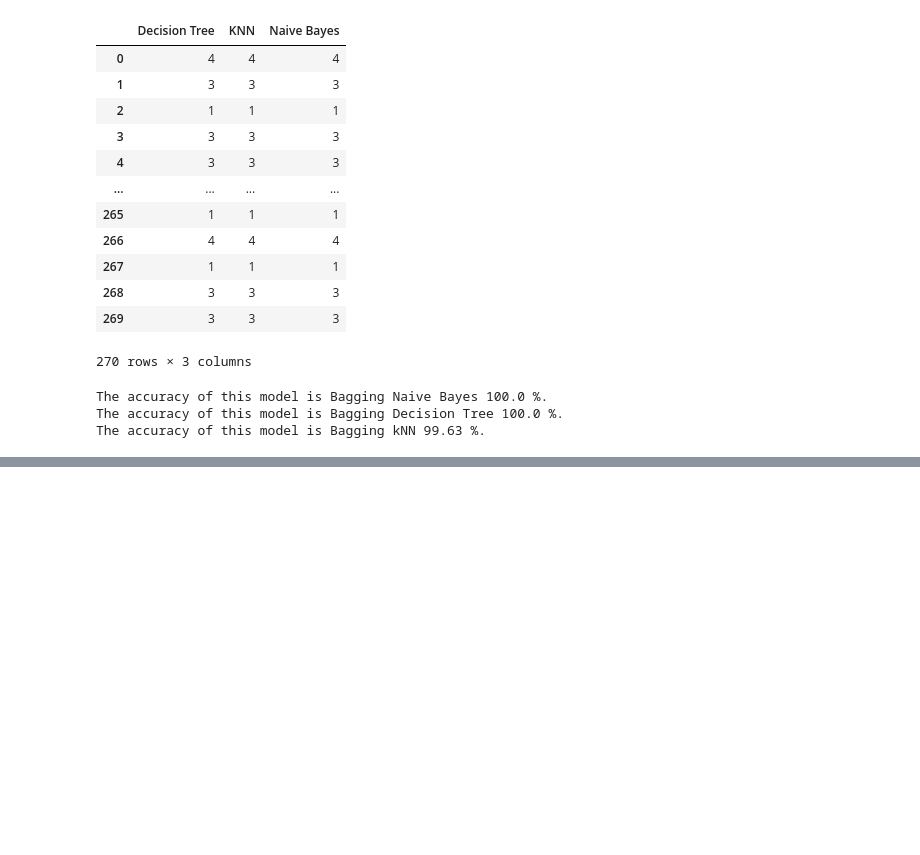
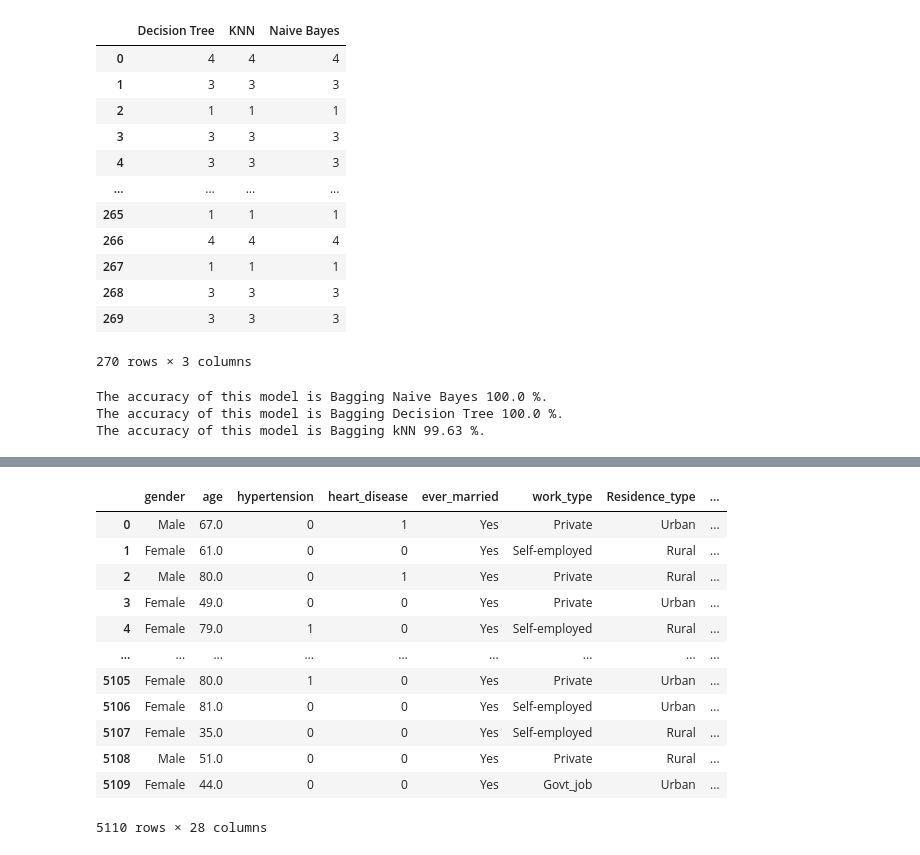
Before and after one commit to Rosita19/datamining, a Jupyter notebook: _sources/Penambangan Data.ipynb, the cells around one changed output, grey strips where cells are left out. Cells and saved outputs as stored; diff of their text form; code cells hidden in the pictures; blank space fills up the shorter version.

```diff
--- a/_sources/Penambangan Data.ipynb
+++ b/_sources/Penambangan Data.ipynb
@@ -2086,0 +2249,25 @@ The accuracy of this model is Bagging kNN 99.63 %.
+# %%
+smoke = pd.get_dummies(data_smoke)
+# %%
+data_bmi = df[['bmi']]
+# %%
+bmi = pd.get_dummies(data_bmi)
+# %%
+dataOlah = pd.concat([gen,married,work,residence,smoke,bmi], axis=1)
+# %%
+dataHasil = pd.concat([df,dataOlah], axis = 1)
+dataHasil
+# %% [output]
+|  | gender | age | hypertension | heart_disease | ever_married | work_type | Residence_type | ... |
+| 0 | Male | 67.0 | 0 | 1 | Yes | Private | Urban | ... |
+| 1 | Female | 61.0 | 0 | 0 | Yes | Self-employed | Rural | ... |
+| 2 | Male | 80.0 | 0 | 1 | Yes | Private | Rural | ... |
+| 3 | Female | 49.0 | 0 | 0 | Yes | Private | Urban | ... |
+| 4 | Female | 79.0 | 1 | 0 | Yes | Self-employed | Rural | ... |
+| ... | ... | ... | ... | ... | ... | ... | ... | ... |
+| 5105 | Female | 80.0 | 1 | 0 | Yes | Private | Urban | ... |
+| 5106 | Female | 81.0 | 0 | 0 | Yes | Self-employed | Urban | ... |
+| 5107 | Female | 35.0 | 0 | 0 | Yes | Self-employed | Rural | ... |
+| 5108 | Male | 51.0 | 0 | 0 | Yes | Private | Rural | ... |
+| 5109 | Female | 44.0 | 0 | 0 | Yes | Govt_job | Urban | ... |
+5110 rows × 28 columns
```
Also changed, not shown: parts of 66 cells of this notebook, 21 other files.
